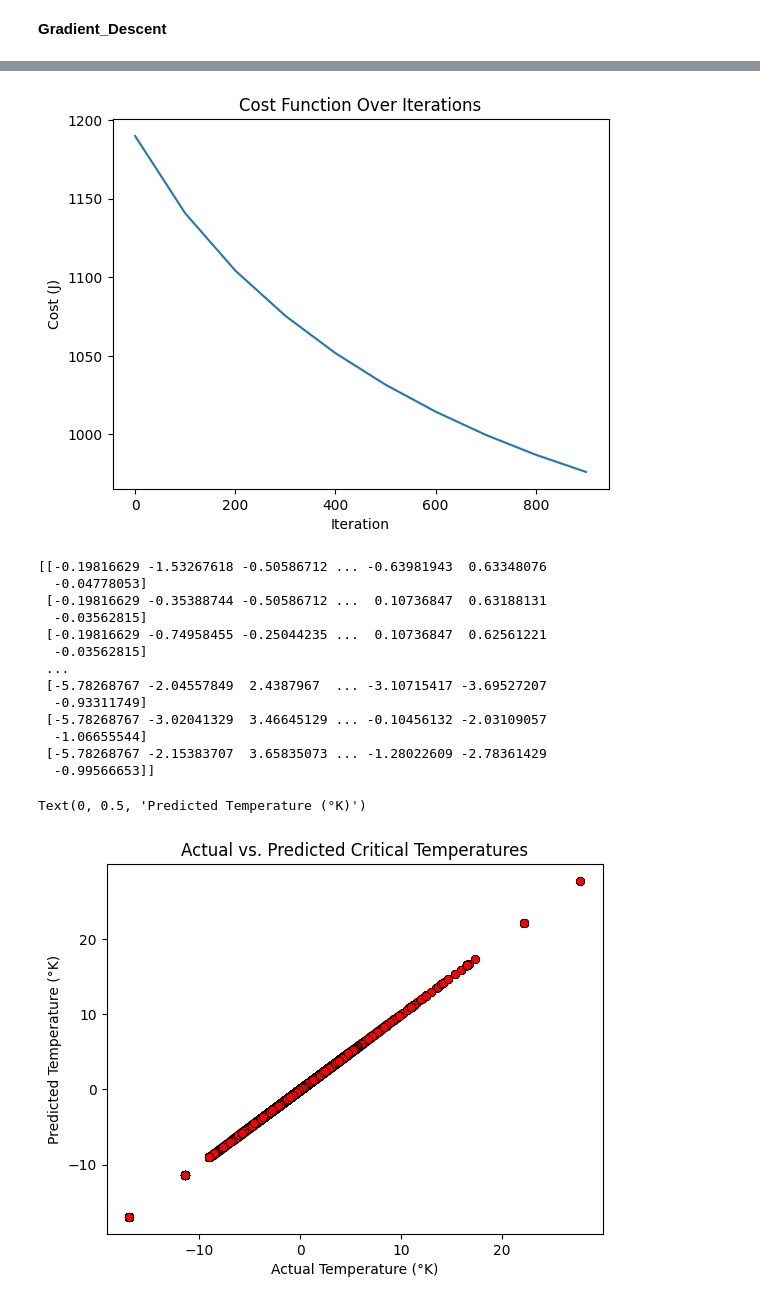
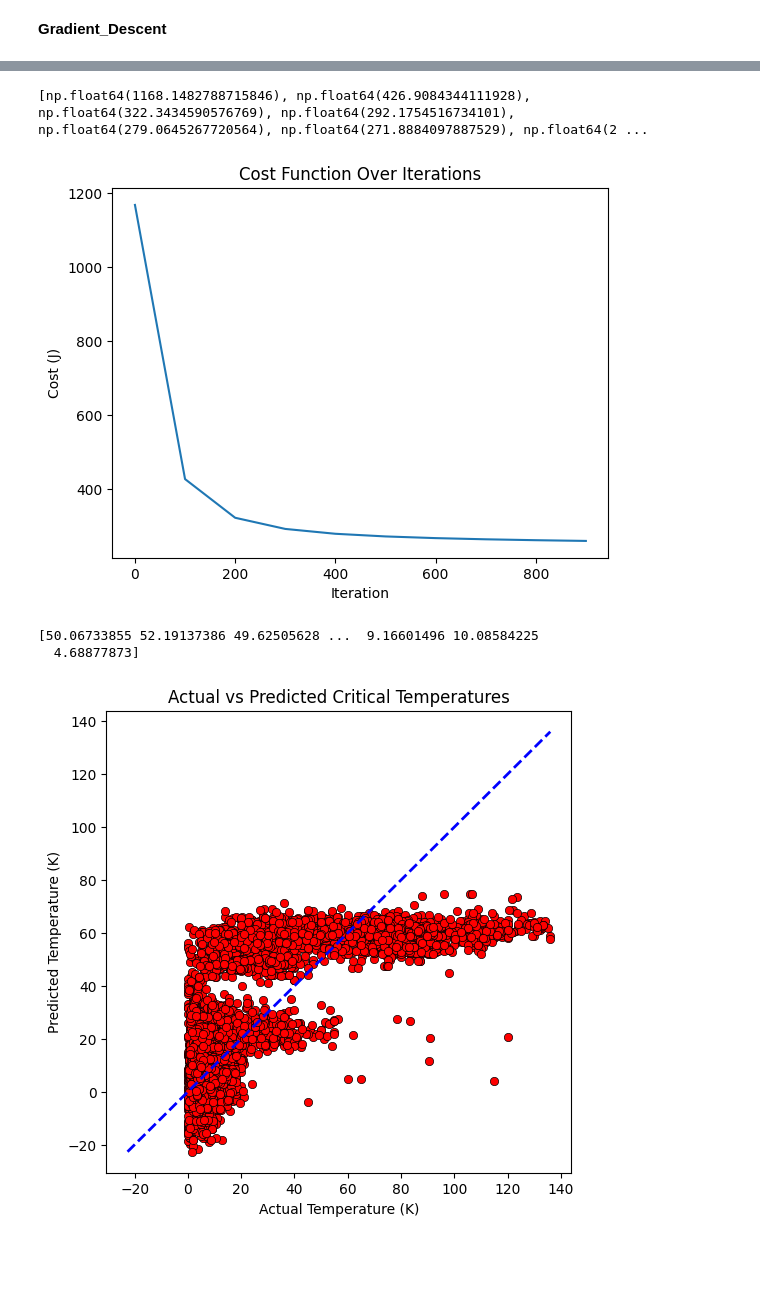
Before and after one commit to Hriddha/CSE445, a Jupyter notebook: Assignment_1/Asn1.ipynb, the cells around one changed output, grey strips where cells are left out. Saved outputs shown, nothing was run; the diff lists cells and outputs as text; code cells hidden in the pictures; blank space fills up the shorter version.

```diff
--- a/Assignment_1/Asn1.ipynb
+++ b/Assignment_1/Asn1.ipynb
@@ -157,5 +181,5 @@ def viewCost(J_hist, iteration, param_hist):
 # %%
 w_i = np.zeros((n,))
 b_i = 0.0
-w,b, J_hist, param_hist, iteration = gradient_descent(X,Y,compute_cost, compute_gradient, 0.001, iterations,w_i,b_i)
+w,b, J_hist, param_hist, iteration = gradient_descent(X,Y,compute_cost, compute_gradient, 0.01, iterations,w_i,b_i)
 # %% [output]
@@ -172,37 +191,46 @@ iteration: 900 || Cost: 976.1725898917978
 # %%
+print(J_hist)
 viewCost(J_hist, iteration, param_hist)
 # print(w.shape)
 # print(J_hist.size())
 # %% [output]
+[np.float64(1168.1482788715846), np.float64(426.9084344111928), np.float64(322.3434590576769), np.float64(292.1754516734101), np.float64(279.0645267720564), np.float64(271.8884097887529), np.float64(2 ...
-[figure, old version]
+[figure, new version]
 # %%
 def predict(X,w,b):
-    return X*w + b
+    return np.dot(X,w) + b
 # %%
 y_pred = predict(X_test, w, b)
 print(y_pred)
 
-plt.scatter(y_pred, y_pred, color='red',linewidths=0.5, edgecolors='black')
+plt.figure(figsize=(6,6))
+
+plt.scatter(
+    y_test,
+    y_pred,
+    color='red',
+    edgecolors='black',
+    linewidths=0.5
+)
 
 
+min_val = min(y_test.min(), y_pred.min())
+max_val = max(y_test.max(), y_pred.max())
 
-# plt.plot(y_pred)
-plt.title("Actual vs. Predicted Critical Temperatures")
-plt.xlabel("Actual Temperature (°K)")
-plt.ylabel("Predicted Temperature (°K)")
+plt.plot(
+    [min_val, max_val],
+    [min_val, max_val],
+    'b--',
+    linewidth=2
+)
+
+plt.title("Actual vs Predicted Critical Temperatures")
+plt.xlabel("Actual Temperature (K)")
+plt.ylabel("Predicted Temperature (K)")
+
+
+plt.show()
 # %% [output]
-[[-0.19816629 -1.53267618 -0.50586712 ... -0.63981943  0.63348076
-  -0.04778053]
- [-0.19816629 -0.35388744 -0.50586712 ...  0.10736847  0.63188131
-  -0.03562815]
- [-0.19816629 -0.74958455 -0.25044235 ...  0.10736847  0.62561221
-  -0.03562815]
- ...
- [-5.78268767 -2.04557849  2.4387967  ... -3.10715417 -3.69527207
-  -0.93311749]
- [-5.78268767 -3.02041329  3.46645129 ... -0.10456132 -2.03109057
-  -1.06655544]
- [-5.78268767 -2.15383707  3.65835073 ... -1.28022609 -2.78361429
-  -0.99566653]]
+[50.06733855 52.19137386 49.62505628 ...  9.16601496 10.08584225
+  4.68877873]
-Text(0, 0.5, 'Predicted Temperature (°K)')
-[figure, old version]
+[figure, new version]
```
Also changed, not shown: parts of 6 cells of this notebook.
